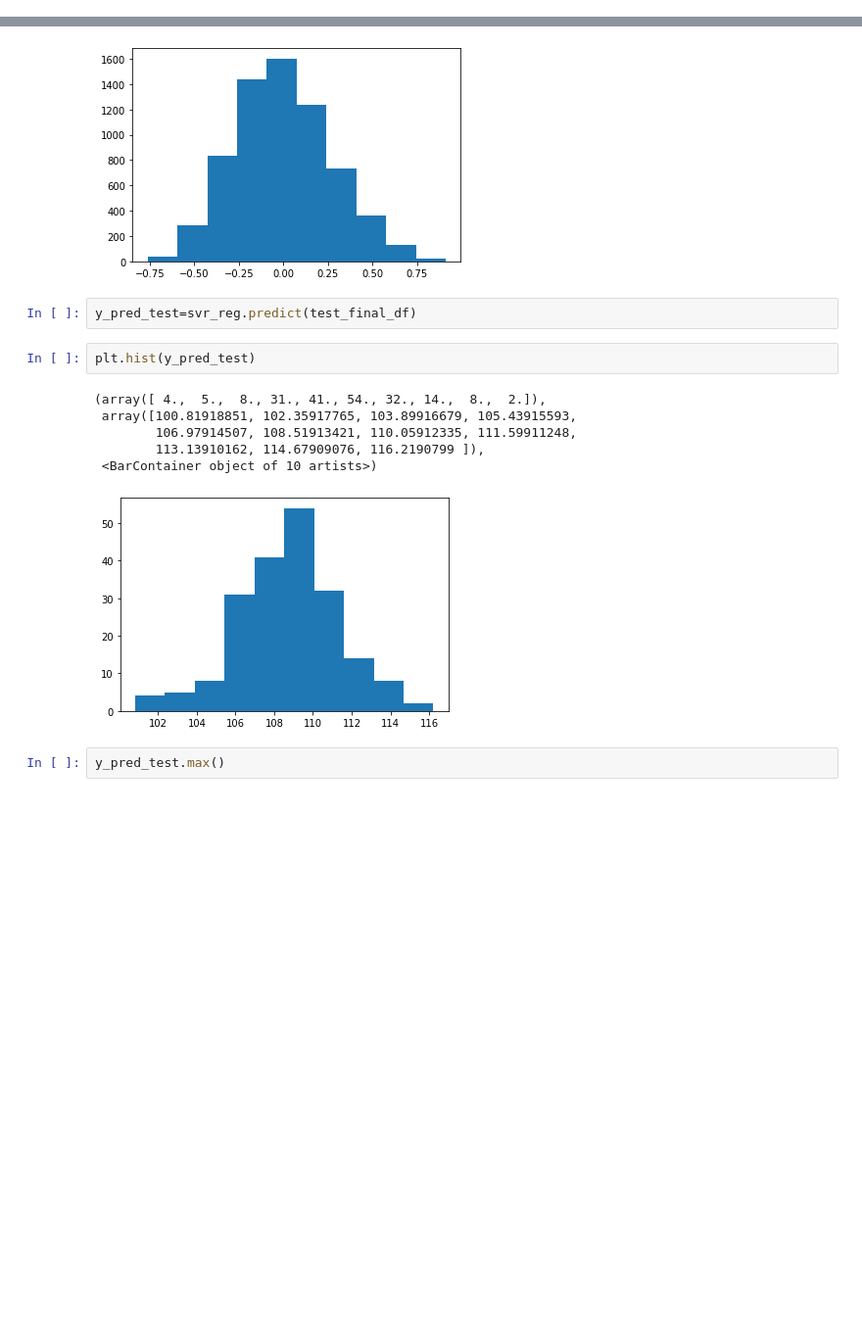
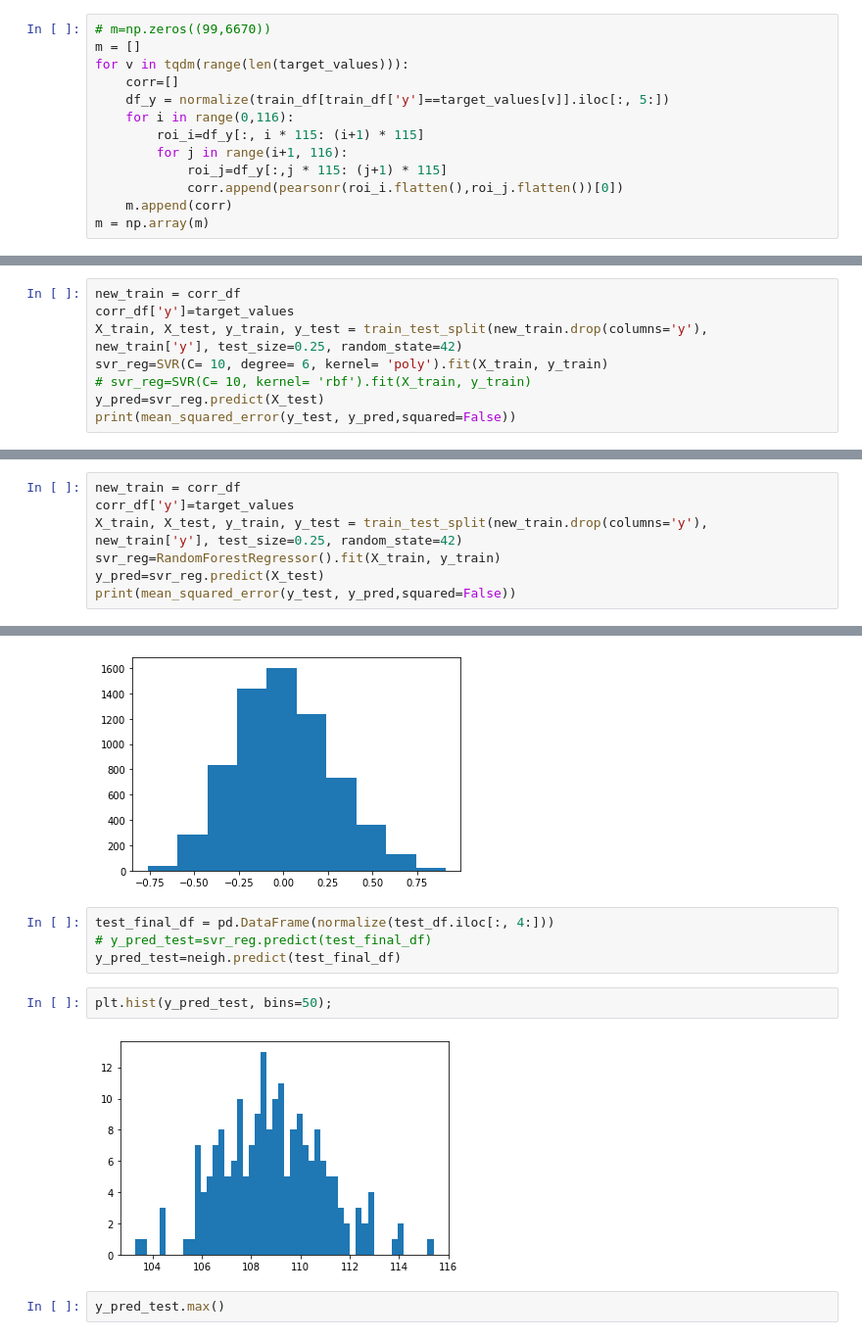
Before and after one commit to nicolac1999/SL_hacka, a Jupyter notebook: crazy_preprocessing.ipynb, the cells around one changed output, grey strips where cells are left out. Shown at 98% size. Drawn from its saved outputs; the diff is of its cells as text; blank space fills up the shorter version.

```diff
--- a/crazy_preprocessing.ipynb
+++ b/crazy_preprocessing.ipynb
@@ -118,3 +94,16 @@ pearsonr(roi1.values.flatten(),roi2.values.flatten())[0]
+# %%
+# m=np.zeros((99,6670))
+m = []
+for v in tqdm(range(len(target_values))):
+    corr=[]
+    df_y = normalize(train_df[train_df['y']==target_values[v]].iloc[:, 5:])
+    for i in range(0,116):
+        roi_i=df_y[:, i * 115: (i+1) * 115]
+        for j in range(i+1, 116):
+            roi_j=df_y[:,j * 115: (j+1) * 115]
+            corr.append(pearsonr(roi_i.flatten(),roi_j.flatten())[0])
+    m.append(corr)
+m = np.array(m)
 # %%
 m
 # %% [output]
@@ -169,0 +169,8 @@ corr_df
+# %%
+new_train = corr_df
+corr_df['y']=target_values
+X_train, X_test, y_train, y_test = train_test_split(new_train.drop(columns='y'), new_train['y'], test_size=0.25, random_state=42)
+svr_reg=SVR(C= 10, degree= 6, kernel= 'poly').fit(X_train, y_train)
+# svr_reg=SVR(C= 10, kernel= 'rbf').fit(X_train, y_train)
+y_pred=svr_reg.predict(X_test)
+print(mean_squared_error(y_test, y_pred,squared=False))
@@ -169,0 +179,7 @@ corr_df
+# %%
+new_train = corr_df
+corr_df['y']=target_values
+X_train, X_test, y_train, y_test = train_test_split(new_train.drop(columns='y'), new_train['y'], test_size=0.25, random_state=42)
+svr_reg=RandomForestRegressor().fit(X_train, y_train)
+y_pred=svr_reg.predict(X_test)
+print(mean_squared_error(y_test, y_pred,squared=False))
@@ -392,17 +435,14 @@ new_test
 plt.hist(new_test.iloc[0,3:]);
 # %% [output]
 [figure]
-# %%
-y_pred_test=svr_reg.predict(test_final_df)
+# %%
+test_final_df = pd.DataFrame(normalize(test_df.iloc[:, 4:]))
+# y_pred_test=svr_reg.predict(test_final_df)
+y_pred_test=neigh.predict(test_final_df)
 # %%
-plt.hist(y_pred_test)
+plt.hist(y_pred_test, bins=50);
 # %% [output]
-(array([ 4.,  5.,  8., 31., 41., 54., 32., 14.,  8.,  2.]),
- array([100.81918851, 102.35917765, 103.89916679, 105.43915593,
-        106.97914507, 108.51913421, 110.05912335, 111.59911248,
-        113.13910162, 114.67909076, 116.2190799 ]),
- <BarContainer object of 10 artists>)
-[figure, old version]
+[figure, new version]
 # %%
 y_pred_test.max()
 # %% [output]
```
Also changed, not shown: parts of 34 cells of this notebook.
